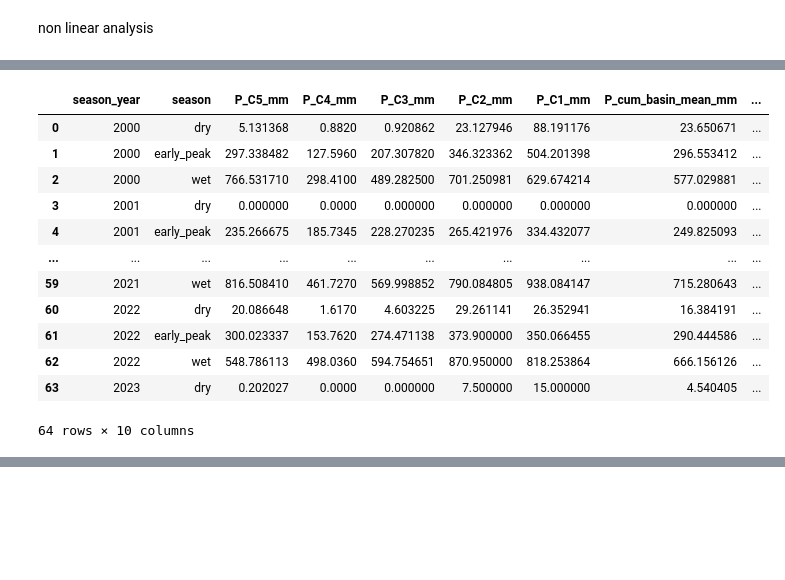
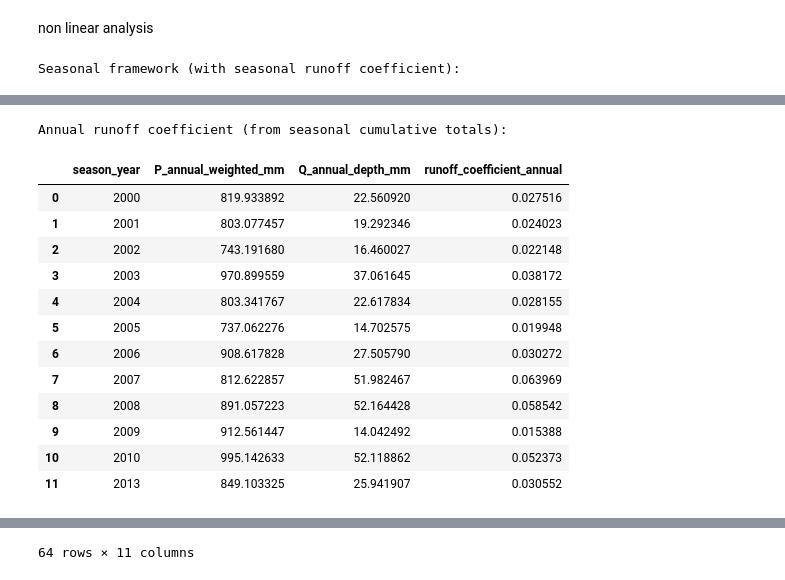
Before and after one commit to flavgiannini/Thesis, a Jupyter notebook: Analysis_data.ipynb, the cells around one changed output, grey strips where cells are left out. Drawn from its saved outputs; the diff is of its cells as text; code cells hidden in the pictures; blank space fills up the shorter version.

```diff
--- a/Analysis_data.ipynb
+++ b/Analysis_data.ipynb
@@ -446,6 +510,22 @@ non linear analysis
 # Framework: seasonal cumulative precipitation and discharge for non-linear analysis
 basin_area_km2 = 131000
 basin_area_m2 = basin_area_km2 * 1e6
+
+area_catchment_5_m2 = 20441155947
+area_catchment_4_m2 = 31050955426
+area_catchment_3_m2 = 34351055283
+area_catchment_2_m2 = 15230309294
+area_catchment_1_m2 = 18648781172
+
+# Area weights for precipitation averaging
+area_weights = {
+    "P_C5_mm": area_catchment_5_m2,
+    "P_C4_mm": area_catchment_4_m2,
+    "P_C3_mm": area_catchment_3_m2,
+    "P_C2_mm": area_catchment_2_m2,
+    "P_C1_mm": area_catchment_1_m2,
+}
+total_catchment_area_m2 = sum(area_weights.values())
 
 # Valid years requested for Chache analysis
 valid_years = list(range(2000, 2011)) + list(range(2013, 2024))
@@ -491,7 +571,10 @@ p_seasonal = assign_season_and_year(p_raw)
 p_seasonal = p_seasonal[p_seasonal["season_year"].isin(valid_years) & p_seasonal["season"].notna()]
 p_sum_cols = ["P_C5_mm", "P_C4_mm", "P_C3_mm", "P_C2_mm", "P_C1_mm"]
 p_seasonal = p_seasonal.groupby(["season_year", "season"], as_index=False)[p_sum_cols].sum()
-p_seasonal["P_cum_basin_mean_mm"] = p_seasonal[p_sum_cols].mean(axis=1)
+
+# Area-weighted seasonal precipitation over basin
+weighted_sum = sum(p_seasonal[col] * area_weights[col] for col in p_sum_cols)
+p_seasonal["P_cum_basin_weighted_mm"] = weighted_sum / total_catchment_area_m2
 
 # Merge into one framework dataframe
 seasonal_framework_df = pd.merge(
@@ -499,13 +582,35 @@ seasonal_framework_df = pd.merge(
     q_seasonal[["season_year", "season", "Q_cum_volume_m3", "Q_cum_depth_mm_over_basin"]],
     on=["season_year", "season"],
     how="inner"
+ )
+
+# Seasonal runoff coefficient (dimensionless)
+seasonal_framework_df["runoff_coefficient_seasonal"] = (
+    seasonal_framework_df["Q_cum_depth_mm_over_basin"] / seasonal_framework_df["P_cum_basin_weighted_mm"]
 )
+seasonal_framework_df.loc[seasonal_framework_df["P_cum_basin_weighted_mm"] <= 0, "runoff_coefficient_seasonal"] = np.nan
 
 # Order seasons for readability
 season_order = pd.CategoricalDtype(["dry", "early_peak", "wet"], ordered=True)
 seasonal_framework_df["season"] = seasonal_framework_df["season"].astype(season_order)
 seasonal_framework_df = seasonal_framework_df.sort_values(["season_year", "season"]).reset_index(drop=True)
 
+# Yearly runoff coefficient from seasonal totals
+annual_runoff_df = seasonal_framework_df.groupby("season_year", as_index=False).agg(
+    P_annual_weighted_mm=("P_cum_basin_weighted_mm", "sum"),
+    Q_annual_depth_mm=("Q_cum_depth_mm_over_basin", "sum")
+)
+annual_runoff_df["runoff_coefficient_annual"] = (
+    annual_runoff_df["Q_annual_depth_mm"] / annual_runoff_df["P_annual_weighted_mm"]
+)
+annual_runoff_df.loc[annual_runoff_df["P_annual_weighted_mm"] <= 0, "runoff_coefficient_annual"] = np.nan
+
+print("Seasonal framework (with seasonal runoff coefficient):")
 display(seasonal_framework_df.head(12))
+
+print("Annual runoff coefficient (from seasonal cumulative totals):")
+display(annual_runoff_df.head(12))
+
 seasonal_framework_df
 # %% [output]
+Seasonal framework (with seasonal runoff coefficient):
@@ -525,13 +630,14 @@ seasonal_framework_df
+Annual runoff coefficient (from seasonal cumulative totals):
-|  | season_year | season | P_C5_mm | P_C4_mm | P_C3_mm | P_C2_mm | P_C1_mm | P_cum_basin_mean_mm | ... |
-| 0 | 2000 | dry | 5.131368 | 0.8820 | 0.920862 | 23.127946 | 88.191176 | 23.650671 | ... |
-| 1 | 2000 | early_peak | 297.338482 | 127.5960 | 207.307820 | 346.323362 | 504.201398 | 296.553412 | ... |
-| 2 | 2000 | wet | 766.531710 | 298.4100 | 489.282500 | 701.250981 | 629.674214 | 577.029881 | ... |
-| 3 | 2001 | dry | 0.000000 | 0.0000 | 0.000000 | 0.000000 | 0.000000 | 0.000000 | ... |
-| 4 | 2001 | early_peak | 235.266675 | 185.7345 | 228.270235 | 265.421976 | 334.432077 | 249.825093 | ... |
-| ... | ... | ... | ... | ... | ... | ... | ... | ... | ... |
-| 59 | 2021 | wet | 816.508410 | 461.7270 | 569.998852 | 790.084805 | 938.084147 | 715.280643 | ... |
-| 60 | 2022 | dry | 20.086648 | 1.6170 | 4.603225 | 29.261141 | 26.352941 | 16.384191 | ... |
-| 61 | 2022 | early_peak | 300.023337 | 153.7620 | 274.471138 | 373.900000 | 350.066455 | 290.444586 | ... |
-| 62 | 2022 | wet | 548.786113 | 498.0360 | 594.754651 | 870.950000 | 818.253864 | 666.156126 | ... |
-| 63 | 2023 | dry | 0.202027 | 0.0000 | 0.000000 | 7.500000 | 15.000000 | 4.540405 | ... |
+|  | season_year | P_annual_weighted_mm | Q_annual_depth_mm | runoff_coefficient_annual |
+| 0 | 2000 | 819.933892 | 22.560920 | 0.027516 |
+| 1 | 2001 | 803.077457 | 19.292346 | 0.024023 |
+| 2 | 2002 | 743.191680 | 16.460027 | 0.022148 |
+| 3 | 2003 | 970.899559 | 37.061645 | 0.038172 |
+| 4 | 2004 | 803.341767 | 22.617834 | 0.028155 |
+| 5 | 2005 | 737.062276 | 14.702575 | 0.019948 |
+| 6 | 2006 | 908.617828 | 27.505790 | 0.030272 |
+| 7 | 2007 | 812.622857 | 51.982467 | 0.063969 |
+| 8 | 2008 | 891.057223 | 52.164428 | 0.058542 |
+| 9 | 2009 | 912.561447 | 14.042492 | 0.015388 |
+| 10 | 2010 | 995.142633 | 52.118862 | 0.052373 |
+| 11 | 2013 | 849.103325 | 25.941907 | 0.030552 |
-64 rows × 10 columns
@@ -537,0 +656 @@ seasonal_framework_df
+64 rows × 11 columns
```
Also changed, not shown: parts of 7 cells of this notebook, 1 other file.
